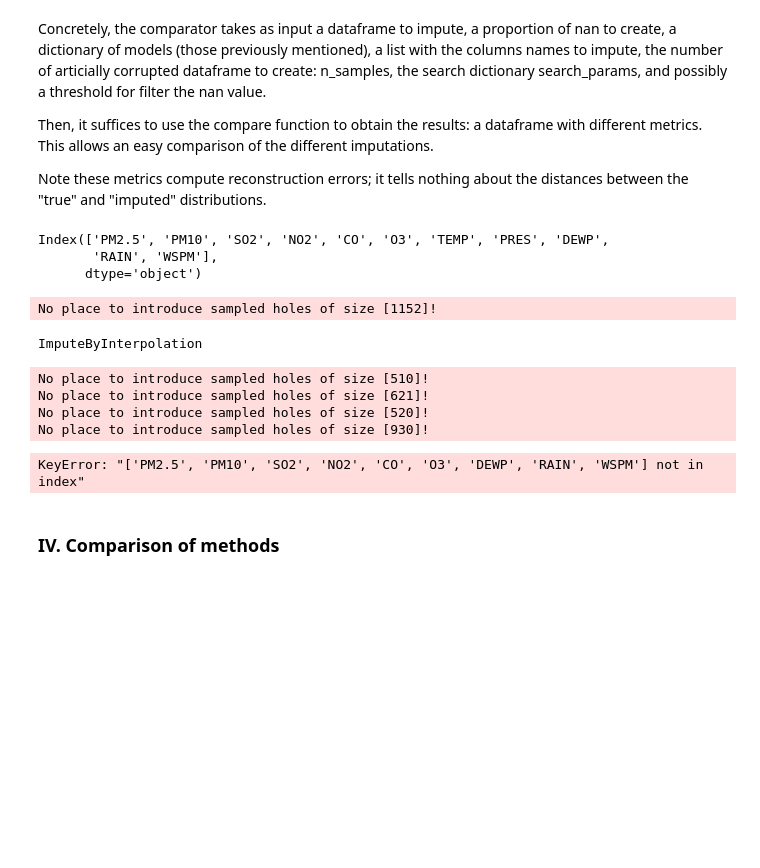
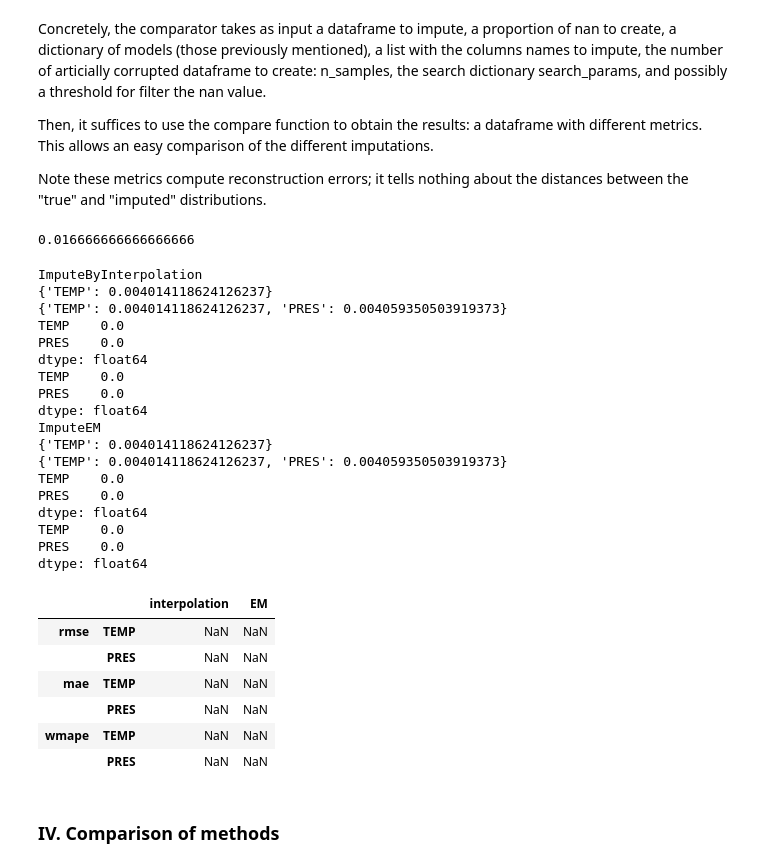
Before and after one commit to scikit-learn-contrib/qolmat, a Jupyter notebook: qolmat/notebooks/benchmark.ipynb, the cells around one changed output. Drawn from its saved outputs; the diff is of its cells as text; code cells hidden in the pictures; blank space fills up the shorter version.

```diff
--- a/qolmat/notebooks/benchmark.ipynb
+++ b/qolmat/notebooks/benchmark.ipynb
@@ -146,33 +146,50 @@ Then, it suffices to use the compare function to obtain the results: a dataframe
 This allows an easy comparison of the different imputations.
 
 Note these metrics compute reconstruction errors; it tells nothing about the distances between the "true" and "imputed" distributions.
-# %%
-generator_holes.subset
-# %% [output]
-Index(['PM2.5', 'PM10', 'SO2', 'NO2', 'CO', 'O3', 'TEMP', 'PRES', 'DEWP',
-       'RAIN', 'WSPM'],
-      dtype='object')
+# %%
+df_data
+# %% [output]
+0.016666666666666666
 # %%
-generator_holes = missing_patterns.Markov1DHoleGenerator(n_splits=10)
-# generator_holes = missing_patterns.RandomHoleGenerator(n_splits=10)
+generator_holes = missing_patterns.Markov1DHoleGenerator(n_splits=2, groups=["station"], ratio_missing=0.05)
+# generator_holes = missing_patterns.UniformHoleGenerator(n_splits=2, ratio_missing=0.05)
+# generator_holes = missing_patterns.GroupedHoleGenerator(n_splits=2, groups=["station", pd.Series(df_data.reset_index().datetime.dt.isocalendar().week.values, index=df_data.index)])
 
 comparison = comparator.Comparator(
     dict_models,
     cols_to_impute,
     generator_holes = generator_holes,
-    n_cv_calls=10,
+    n_cv_calls=2,
     search_params=search_params,
 )
 results = comparison.compare(df_data)
 results
 # %% [output]
-No place to introduce sampled holes of size [1152]!
+ImputeByInterpolation
+{'TEMP': 0.004014118624126237}
+{'TEMP': 0.004014118624126237, 'PRES': 0.004059350503919373}
+TEMP    0.0
+PRES    0.0
+dtype: float64
+TEMP    0.0
+PRES    0.0
+dtype: float64
+ImputeEM
+{'TEMP': 0.004014118624126237}
+{'TEMP': 0.004014118624126237, 'PRES': 0.004059350503919373}
+TEMP    0.0
+PRES    0.0
+dtype: float64
+TEMP    0.0
+PRES    0.0
+dtype: float64
-ImputeByInterpolation
-No place to introduce sampled holes of size [510]!
-No place to introduce sampled holes of size [621]!
-No place to introduce sampled holes of size [520]!
-No place to introduce sampled holes of size [930]!
-KeyError: "['PM2.5', 'PM10', 'SO2', 'NO2', 'CO', 'O3', 'DEWP', 'RAIN', 'WSPM'] not in index"
+|  |  | interpolation | EM |
+| rmse | TEMP | NaN | NaN |
+|  | PRES | NaN | NaN |
+| mae | TEMP | NaN | NaN |
+|  | PRES | NaN | NaN |
+| wmape | TEMP | NaN | NaN |
+|  | PRES | NaN | NaN |
 # %% [markdown]
 ### **IV. Comparison of methods**
 # %% [markdown]
```
Also changed, not shown: parts of 3 cells of this notebook, 3 other files.
